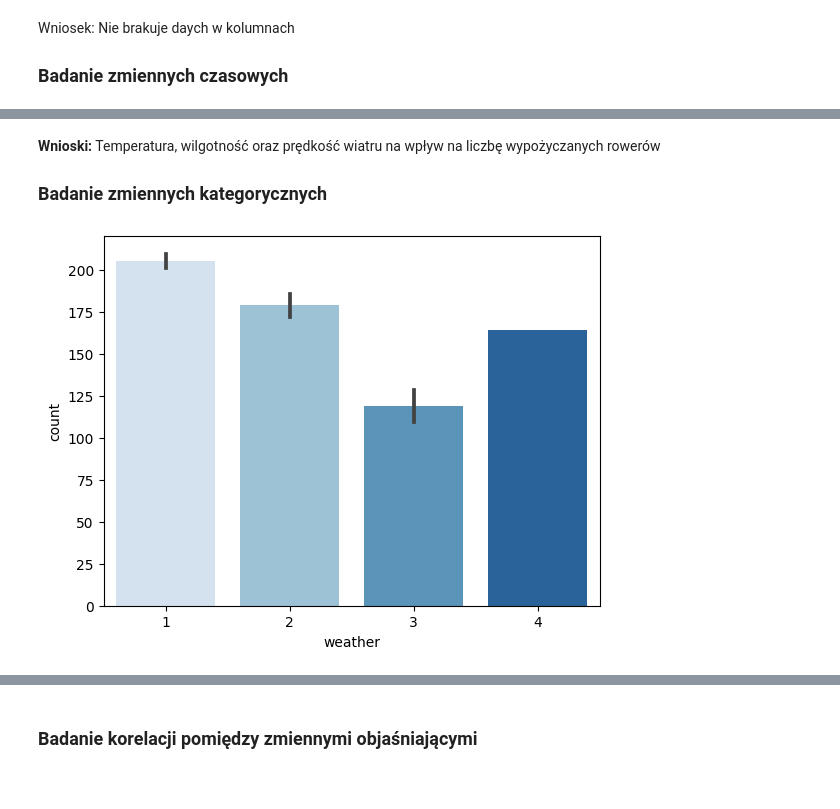
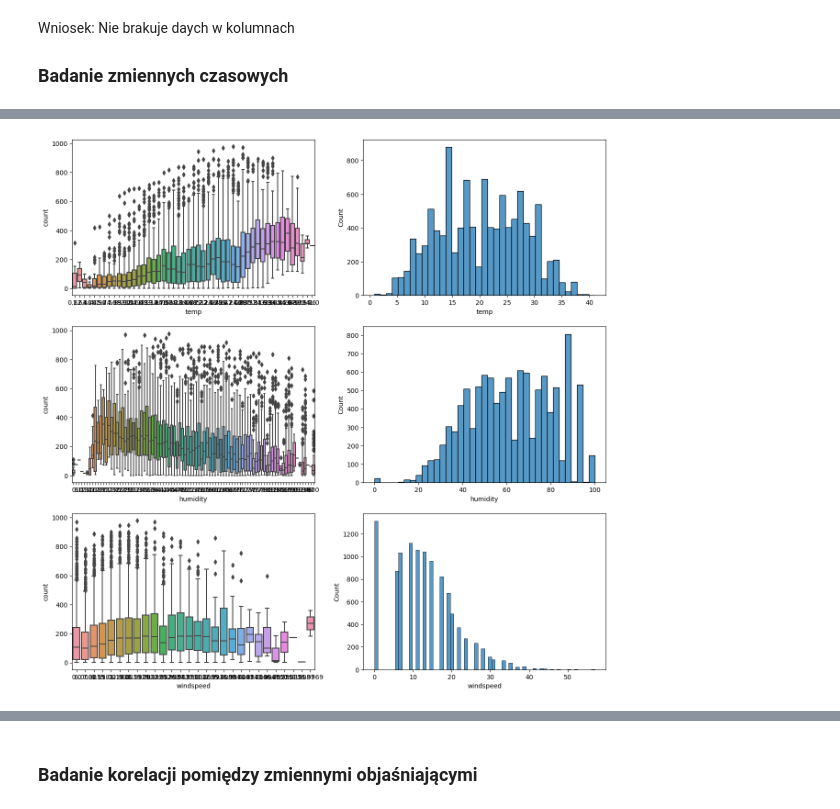
Before and after one commit to arkadiuszsitkiewicz/bike-sharing-demand, a Jupyter notebook: 01_Analiza danych.ipynb, the cells around one changed output, grey strips where cells are left out. Drawn from its saved outputs; the diff is of its cells as text; code cells hidden in the pictures.

```diff
--- a/01_Analiza danych.ipynb
+++ b/01_Analiza danych.ipynb
@@ -154,9 +193,11 @@ plt.show()
-# %% [markdown]
-**Wnioski:**
-Temperatura, wilgotność oraz prędkość wiatru na wpływ na liczbę wypożyczanych rowerów
-### Badanie zmiennych kategorycznych
-# %%
-sb.barplot(x=train_data["weather"], y=train_data["count"], palette="Blues")
-plt.show()
-# %% [output]
-[figure, removed]
+# %%
+fig, axes = plt.subplots(3, 2, figsize=(15, 15))
+sb.boxplot(x=train_extended["temp"], y=train_extended["count"], ax=axes[0, 0])
+sb.histplot(x=train_extended["temp"], ax=axes[0, 1])
+sb.boxplot(x=train_extended["humidity"] ,y=train_extended["count"], ax=axes[1, 0])
+sb.histplot(x=train_extended["humidity"], ax=axes[1, 1])
+sb.boxplot(x=train_extended["windspeed"] ,y=train_extended["count"], ax=axes[2, 0])
+sb.histplot(x=train_extended["windspeed"], ax=axes[2, 1])
+plt.show()
+# %% [output]
+[figure, added]
```
Also changed, not shown: parts of 15 cells of this notebook, 1 other file.
